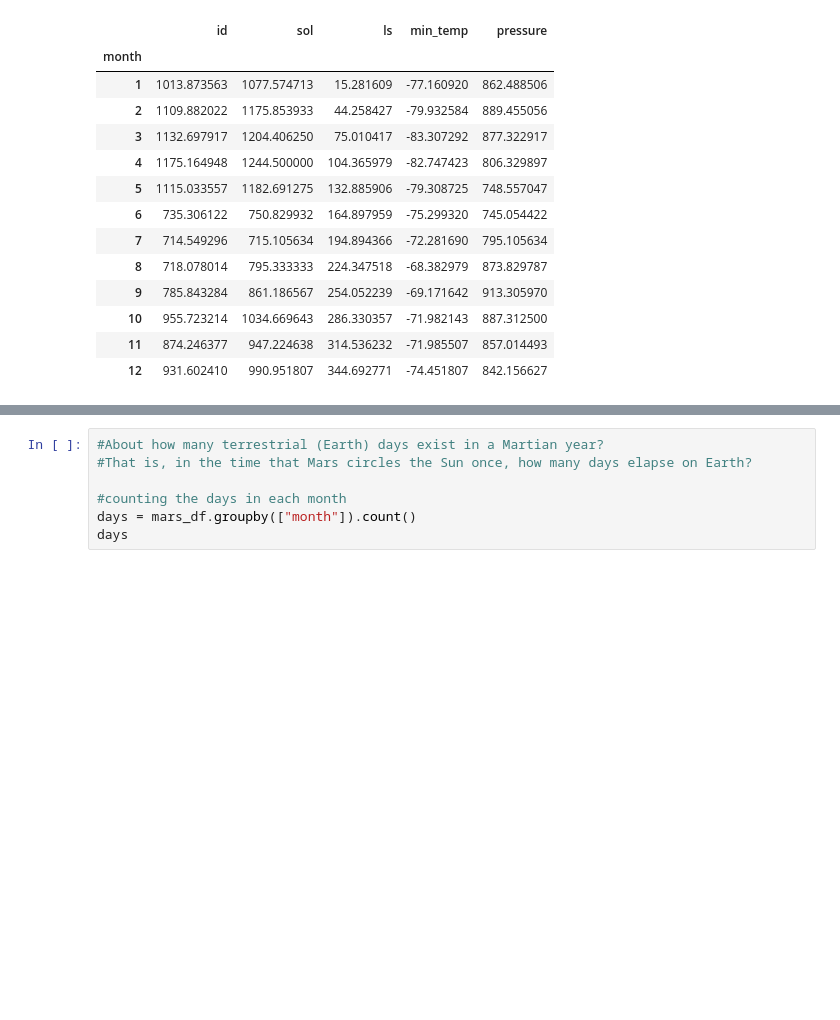
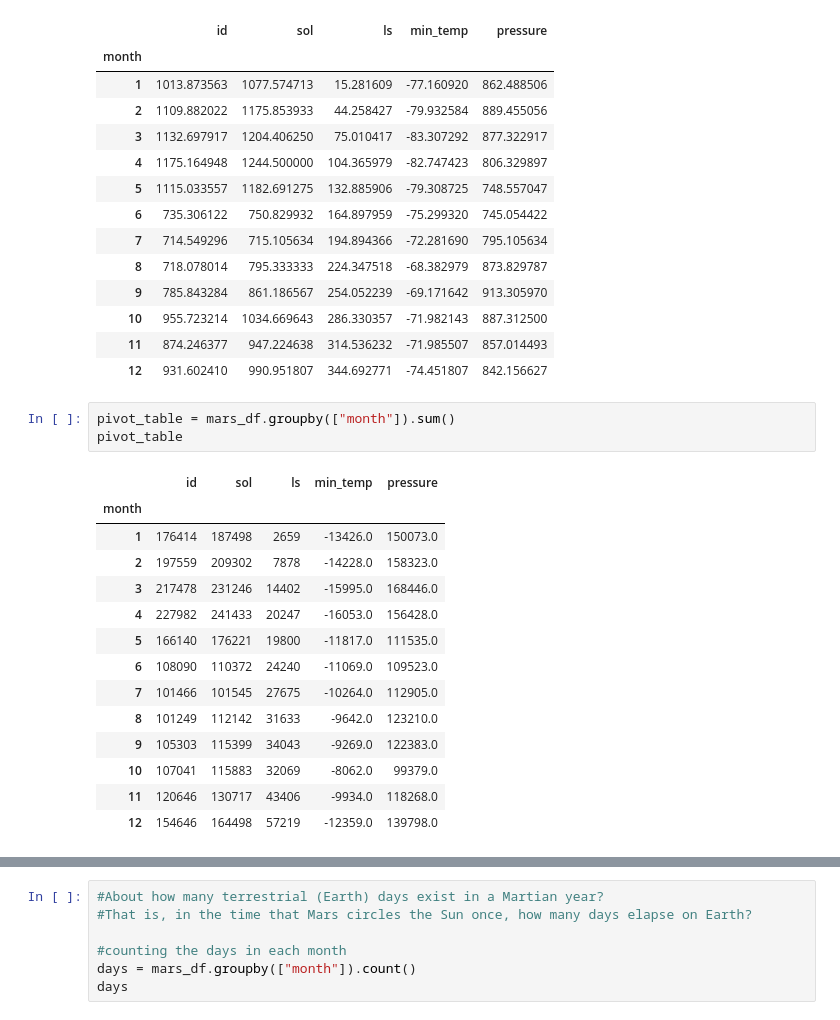
Before and after one commit to fze484/Nasa_webscraping, a Jupyter notebook: mars_data_challenge_part_2.ipynb, the cells around one changed output, grey strips where cells are left out. Saved outputs shown, nothing was run; the diff lists cells and outputs as text; blank space fills up the shorter version.

```diff
--- a/mars_data_challenge_part_2.ipynb
+++ b/mars_data_challenge_part_2.ipynb
@@ -128,6 +128,24 @@ pivot_table
 | 10 | 955.723214 | 1034.669643 | 286.330357 | -71.982143 | 887.312500 |
 | 11 | 874.246377 | 947.224638 | 314.536232 | -71.985507 | 857.014493 |
 | 12 | 931.602410 | 990.951807 | 344.692771 | -74.451807 | 842.156627 |
+# %%
+pivot_table = mars_df.groupby(["month"]).sum()
+pivot_table
+# %% [output]
+|  | id | sol | ls | min_temp | pressure |
+| month |  |  |  |  |  |
+| 1 | 176414 | 187498 | 2659 | -13426.0 | 150073.0 |
+| 2 | 197559 | 209302 | 7878 | -14228.0 | 158323.0 |
+| 3 | 217478 | 231246 | 14402 | -15995.0 | 168446.0 |
+| 4 | 227982 | 241433 | 20247 | -16053.0 | 156428.0 |
+| 5 | 166140 | 176221 | 19800 | -11817.0 | 111535.0 |
+| 6 | 108090 | 110372 | 24240 | -11069.0 | 109523.0 |
+| 7 | 101466 | 101545 | 27675 | -10264.0 | 112905.0 |
+| 8 | 101249 | 112142 | 31633 | -9642.0 | 123210.0 |
+| 9 | 105303 | 115399 | 34043 | -9269.0 | 122383.0 |
+| 10 | 107041 | 115883 | 32069 | -8062.0 | 99379.0 |
+| 11 | 120646 | 130717 | 43406 | -9934.0 | 118268.0 |
+| 12 | 154646 | 164498 | 57219 | -12359.0 | 139798.0 |
 # %%
 #plot the results
 import matplotlib.pyplot as plt
```
Also changed, not shown: parts of 5 cells of this notebook, 1 other file.
